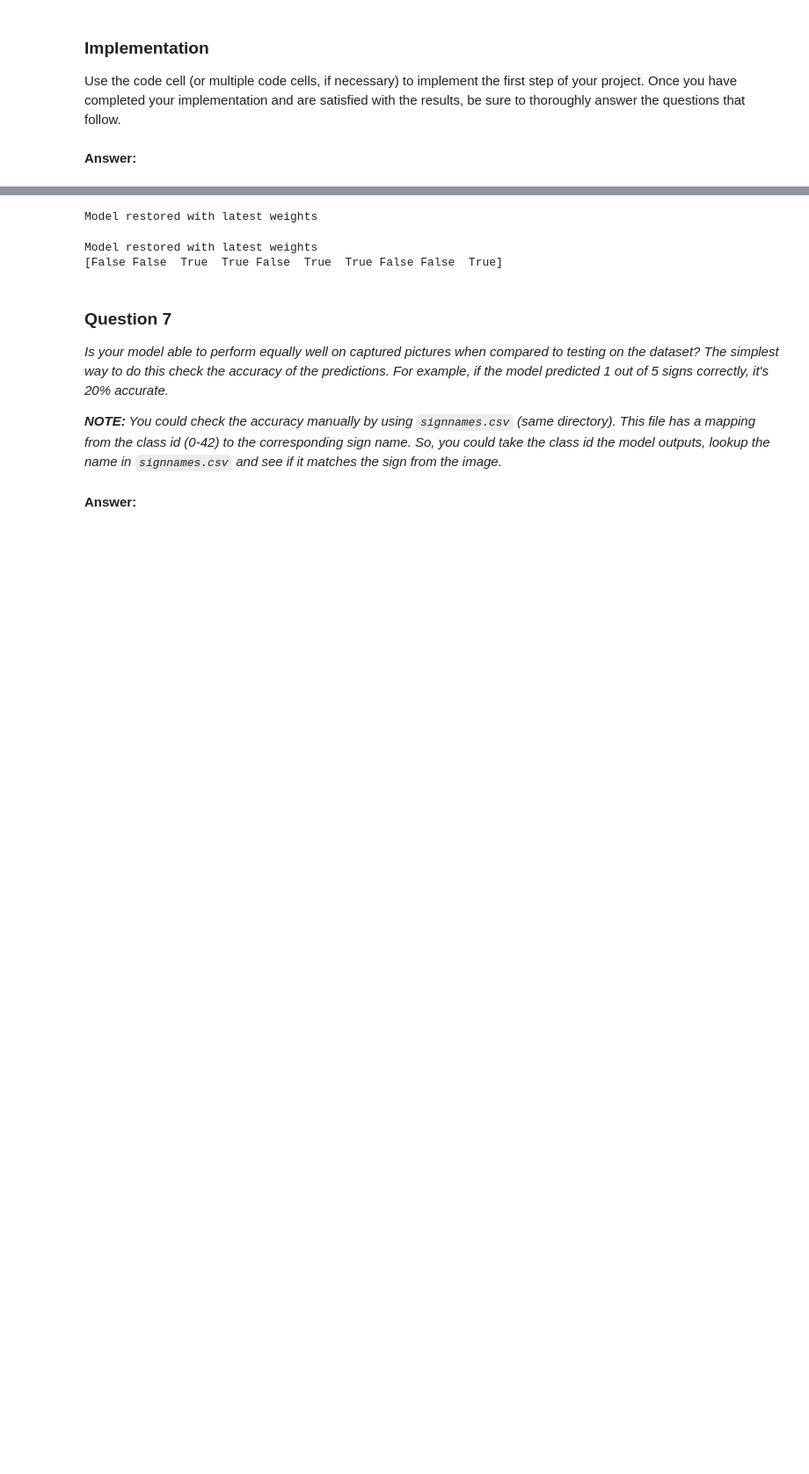
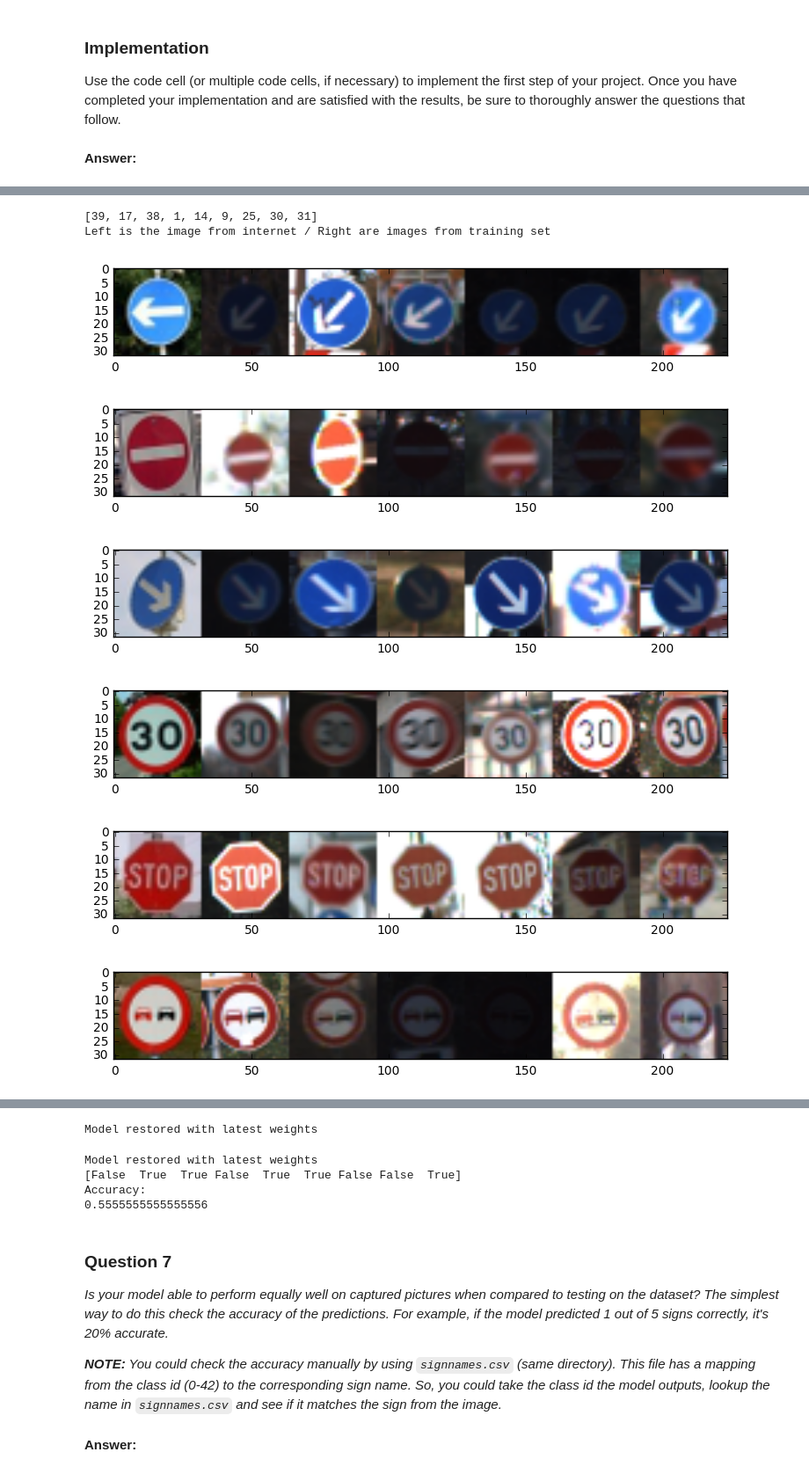
Before and after one commit to nmitsou/CarND-Traffic-Sign-Classifier-Project, a Jupyter notebook: Traffic_Sign_Classifier.ipynb, the cells around one changed output, grey strips where cells are left out. Shown at 88% size. Cells and saved outputs as stored; diff of their text form; code cells hidden in the pictures; blank space fills up the shorter version.

```diff
--- a/Traffic_Sign_Classifier.ipynb
+++ b/Traffic_Sign_Classifier.ipynb
@@ -555,0 +557,26 @@ images = np.array(images, dtype='uint8')
+# %%
+#print training samples for each label
+print(labels)
+print("Left is the image from internet / Right are images from training set")
+i = 0
+for image in images:
+    plt.figure(figsize=(9,9))
+
+    inverseIndex = np.where(y_train == labels[i])
+    plot_image = np.concatenate((image, X_train[inverseIndex[0][1]]),axis=1)
+    plot_image_2 = np.concatenate((plot_image, X_train[inverseIndex[0][2]]),axis=1)
+    plot_image_3 = np.concatenate((plot_image_2, X_train[inverseIndex[0][3]]),axis=1)
+    plot_image_4 = np.concatenate((plot_image_3, X_train[inverseIndex[0][4]]),axis=1)
+    plot_image_5 = np.concatenate((plot_image_4, X_train[inverseIndex[0][5]]),axis=1)
+    plot_image_6 = np.concatenate((plot_image_5, X_train[inverseIndex[0][6]]),axis=1)
+    plt.imshow(plot_image_6)
+    i = i + 1
+# %% [output]
+[39, 17, 38, 1, 14, 9, 25, 30, 31]
+Left is the image from internet / Right are images from training set
+[figure, added]
+[figure, added]
+[figure, added]
+[figure, added]
+[figure, added]
+[figure, added]
@@ -574,9 +604,13 @@ with tf.Session() as sess:
     correct_pred = sess.run(correct_prediction, feed_dict={x: images, y: labels, keep_prob : 1.0})
 
     print(correct_pred)
+    print("Accuracy:")
+    print (np.count_nonzero(correct_pred == True) / len(correct_pred))
 # %% [output]
 Model restored with latest weights
-[False False  True  True False  True  True False False  True]
+[False  True  True False  True  True False False  True]
+Accuracy:
+0.5555555555555556
 # %%
 class_description = ['Speed limit (20km/h)',
 'Speed limit (30km/h)',
```
Also changed, not shown: parts of 13 cells of this notebook.
